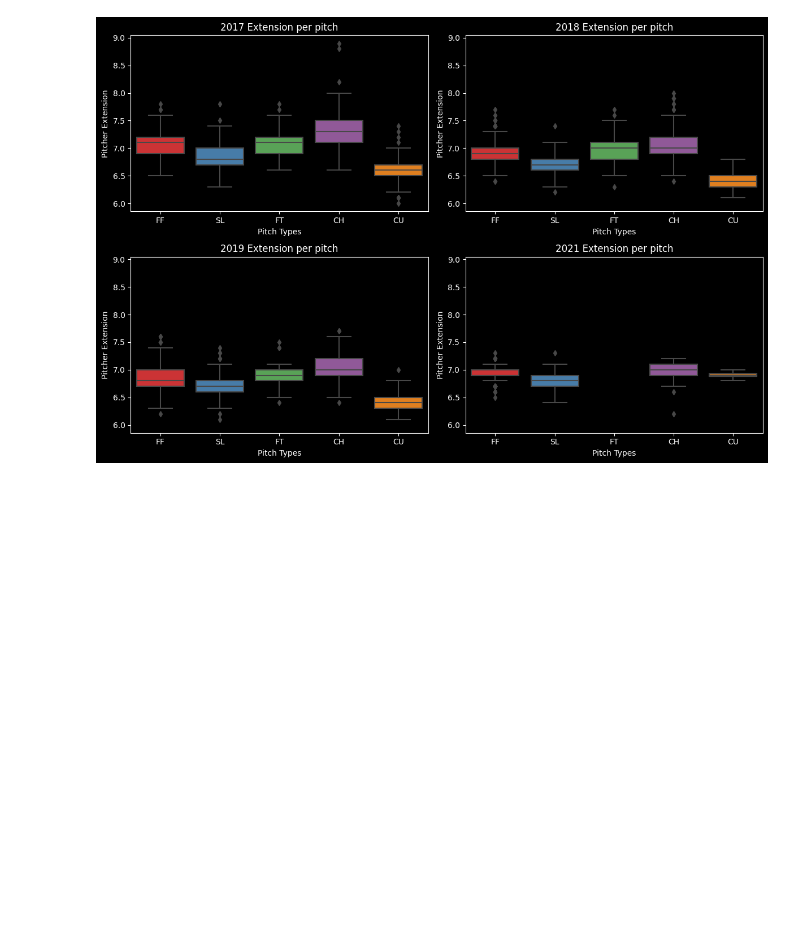
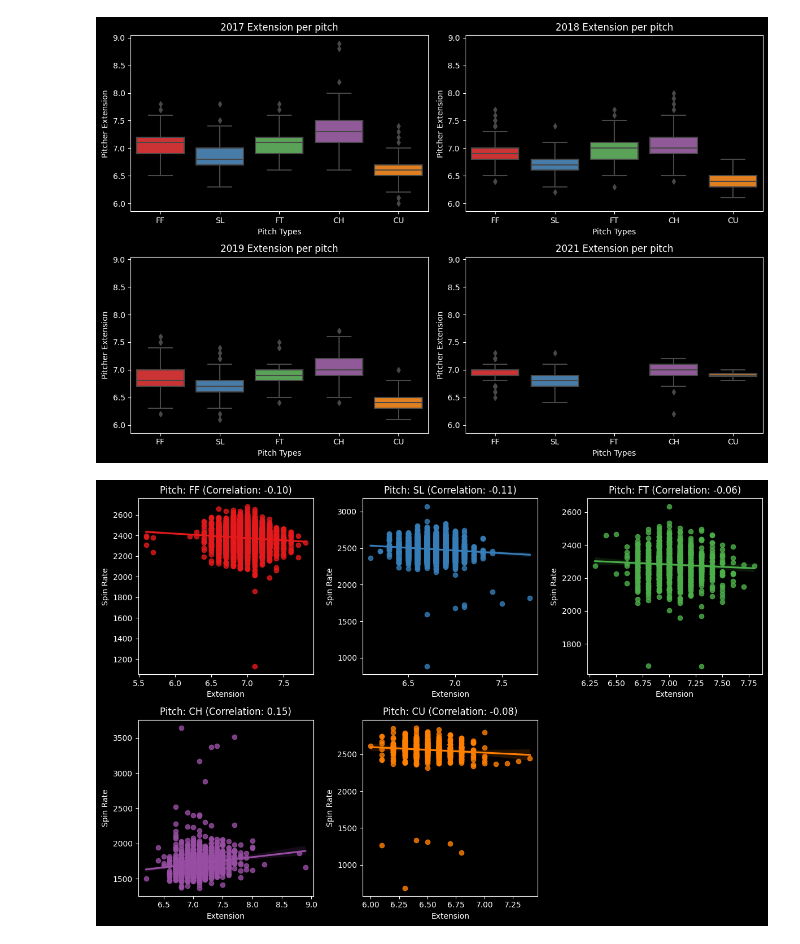
Before and after one commit to brady-pittman/Random-Data-Projects, a Jupyter notebook: random-spins.ipynb, the cells around one changed output. Saved outputs shown, nothing was run; the diff lists cells and outputs as text; code cells hidden in the pictures; blank space fills up the shorter version.

```diff
--- a/random-spins.ipynb
+++ b/random-spins.ipynb
@@ -9,20 +9,20 @@ statcast_2018 = pd.read_csv(r'C:\Users\602353\Documents\archive\Statcast_2018.cs
 statcast_2019 = pd.read_csv(r'C:\Users\602353\Documents\archive\Statcast_2019.csv')
 statcast_2021 = pd.read_csv(r'C:\Users\602353\Documents\archive\Statcast_2021.csv')
 # %%
-statcast_2017_pitching = statcast_2017[['pitch_type', 'release_speed', 'player_name', 'release_spin_rate', 'pfx_z', 'pfx_x', 'release_extension', 'game_date']]
-statcast_2017_pitching = statcast_2017_pitching.set_axis(['pitch_type', 'velocity', 'pitcher', 'spin_rate', 'vertical_movement', 'horizontal_movement' , 'extension', 'date'], axis=1)
+statcast_2017_pitching = statcast_2017[['pitch_type', 'release_speed', 'player_name', 'release_spin_rate', 'spin_axis', 'pfx_z', 'pfx_x', 'release_extension', 'game_date']]
+statcast_2017_pitching = statcast_2017_pitching.set_axis(['pitch_type', 'velocity', 'pitcher', 'spin_rate', 'spin_axis', 'vertical_movement', 'horizontal_movement' , 'extension', 'date'], axis=1)
 statcast_2017_pitching.dropna(inplace=True)
 
-statcast_2018_pitching = statcast_2018[['pitch_type', 'release_speed', 'player_name', 'release_spin_rate', 'pfx_z', 'pfx_x', 'release_extension', 'game_date']]
-statcast_2018_pitching = statcast_2018_pitching.set_axis(['pitch_type', 'velocity', 'pitcher', 'spin_rate', 'vertical_movement', 'horizontal_movement', 'extension', 'date'], axis=1)
+statcast_2018_pitching = statcast_2018[['pitch_type', 'release_speed', 'player_name', 'release_spin_rate', 'spin_axis', 'pfx_z', 'pfx_x', 'release_extension', 'game_date']]
+statcast_2018_pitching = statcast_2018_pitching.set_axis(['pitch_type', 'velocity', 'pitcher', 'spin_rate', 'spin_axis', 'vertical_movement', 'horizontal_movement', 'extension', 'date'], axis=1)
 statcast_2018_pitching.dropna(inplace=True)
 
-statcast_2019_pitching = statcast_2019[['pitch_type', 'release_speed', 'player_name', 'release_spin_rate', 'pfx_z', 'pfx_x', 'release_extension', 'game_date']]
-statcast_2019_pitching = statcast_2019_pitching.set_axis(['pitch_type', 'velocity', 'pitcher', 'spin_rate', 'vertical_movement', 'horizontal_movement', 'extension', 'date'], axis=1)
+statcast_2019_pitching = statcast_2019[['pitch_type', 'release_speed', 'player_name', 'release_spin_rate', 'spin_axis', 'pfx_z', 'pfx_x', 'release_extension', 'game_date']]
+statcast_2019_pitching = statcast_2019_pitching.set_axis(['pitch_type', 'velocity', 'pitcher', 'spin_rate', 'spin_axis', 'vertical_movement', 'horizontal_movement', 'extension', 'date'], axis=1)
 statcast_2019_pitching.dropna(inplace=True)
 
-statcast_2021_pitching = statcast_2021[['pitch_type', 'release_speed', 'player_name', 'release_spin_rate', 'pfx_z', 'pfx_x', 'release_extension', 'game_date']]
-statcast_2021_pitching = statcast_2021_pitching.set_axis(['pitch_type', 'velocity', 'pitcher', 'spin_rate', 'vertical_movement', 'horizontal_movement', 'extension', 'date'], axis=1)
+statcast_2021_pitching = statcast_2021[['pitch_type', 'release_speed', 'player_name', 'release_spin_rate', 'spin_axis', 'pfx_z', 'pfx_x', 'release_extension', 'game_date']]
+statcast_2021_pitching = statcast_2021_pitching.set_axis(['pitch_type', 'velocity', 'pitcher', 'spin_rate', 'spin_axis', 'vertical_movement', 'horizontal_movement', 'extension', 'date'], axis=1)
 statcast_2021_pitching.dropna(inplace=True)
 # %%
 statcast_pitching_data = pd.concat([statcast_2017_pitching, statcast_2018_pitching, statcast_2019_pitching, statcast_2021_pitching])
@@ -113,3 +113,32 @@ plt.tight_layout()
 plt.show()
 # %% [output]
 [figure]
+# %%
+unique_pitches = degrom_data['pitch_type'].unique()
+
+num_rows = 2
+num_cols = (len(unique_pitches) + 1) // num_rows
+
+color_pallete = sns.color_palette('Set1', n_colors=len(unique_pitches))
+
+fig, axes = plt.subplots(num_rows, num_cols, figsize=(12,8))
+axes = axes.flatten()
+
+for i, pitch in enumerate(unique_pitches):
+    pitch_data = degrom_data[degrom_data['pitch_type'] == pitch]
+    correlation = pitch_data['spin_rate'].corr(pitch_data['extension'])
+
+    sns.regplot(x='extension', y='spin_rate', data=pitch_data, ax=axes[i], color=color_pallete[i])
+    axes[i].set_title(f'Pitch: {pitch} (Correlation: {correlation:.2f})')
+    axes[i].set_xlabel('Extension')
+    axes[i].set_ylabel('Spin Rate')
+
+if len(unique_pitches) < len(axes):
+    for j in range(len(unique_pitches), len(axes)):
+        fig.delaxes(axes[j])
+
+fig.tight_layout()
+
+plt.show()
+# %% [output]
+[figure, added]
```
Also changed, not shown: parts of 1 cell of this notebook.
